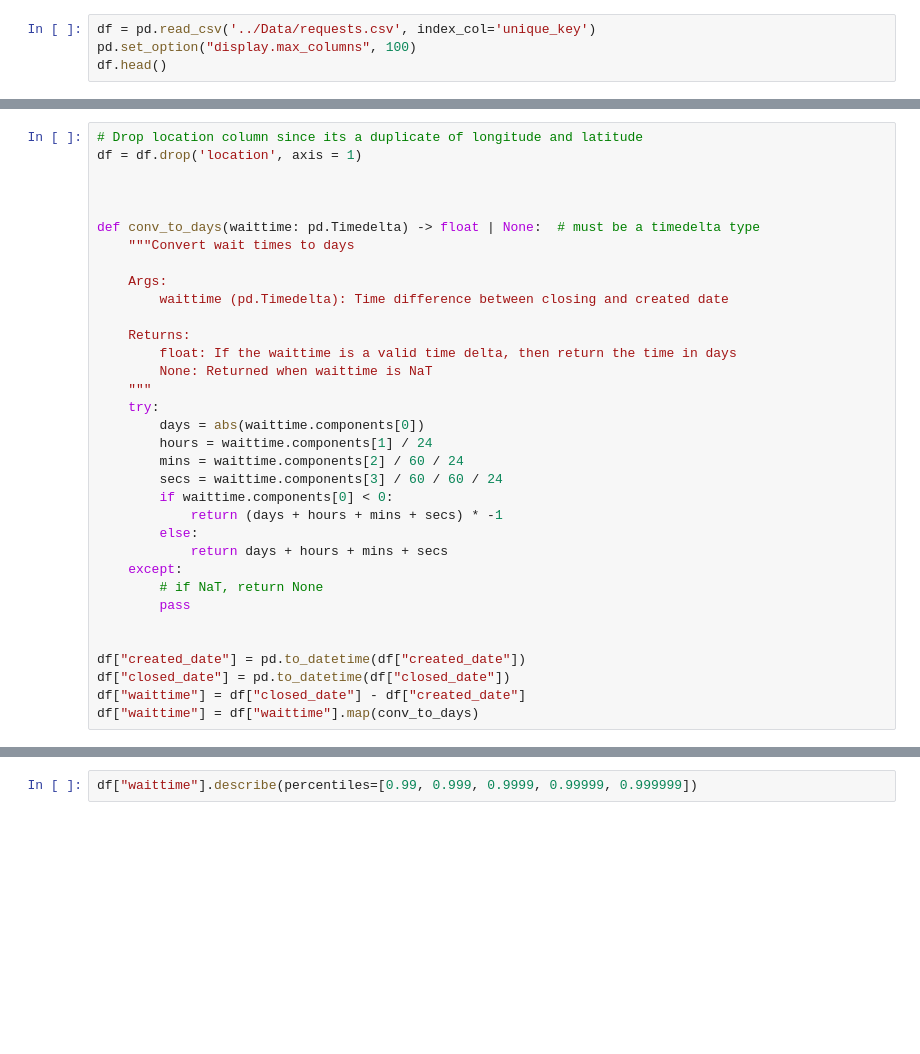
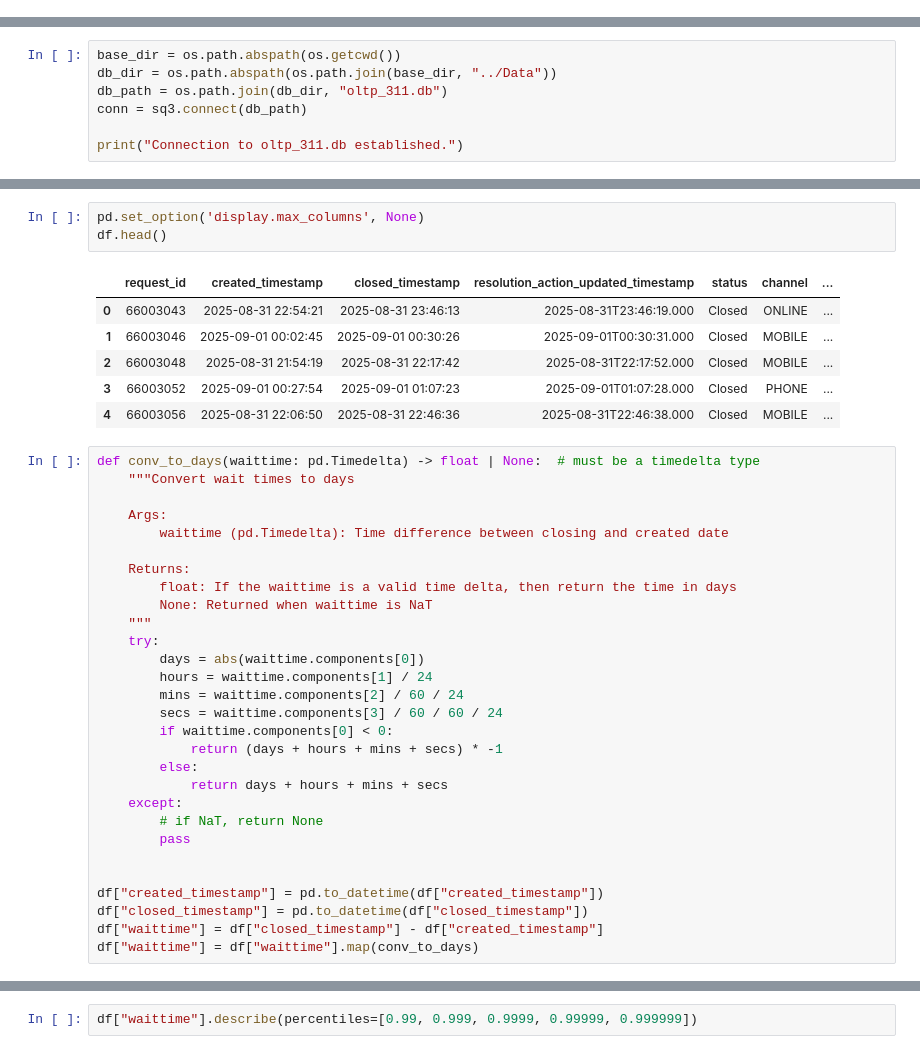
Before and after one commit to NithinVS2k4/NYC-311-Analysis, a Jupyter notebook: Code/03_DataProcessing.ipynb, the cells around one changed output, grey strips where cells are left out. Cells and saved outputs as stored; diff of their text form; blank space fills up the shorter version.

```diff
--- a/Code/03_DataProcessing.ipynb
+++ b/Code/03_DataProcessing.ipynb
@@ -4,4 +5,0 @@ import pandas as pd
-# %%
-df = pd.read_csv('../Data/requests.csv', index_col='unique_key')
-pd.set_option("display.max_columns", 100)
-df.head()
@@ -15,0 +6,7 @@ df.head()
+# %%
+base_dir = os.path.abspath(os.getcwd())
+db_dir = os.path.abspath(os.path.join(base_dir, "../Data"))
+db_path = os.path.join(db_dir, "oltp_311.db")
+conn = sq3.connect(db_path)
+
+print("Connection to oltp_311.db established.")
@@ -16,9 +74,14 @@ df.head()
+# %%
+pd.set_option('display.max_columns', None)
+df.head()
+# %% [output]
+|  | request_id | created_timestamp | closed_timestamp | resolution_action_updated_timestamp | status | channel | ... |
+| 0 | 66003043 | 2025-08-31 22:54:21 | 2025-08-31 23:46:13 | 2025-08-31T23:46:19.000 | Closed | ONLINE | ... |
+| 1 | 66003046 | 2025-09-01 00:02:45 | 2025-09-01 00:30:26 | 2025-09-01T00:30:31.000 | Closed | MOBILE | ... |
+| 2 | 66003048 | 2025-08-31 21:54:19 | 2025-08-31 22:17:42 | 2025-08-31T22:17:52.000 | Closed | MOBILE | ... |
+| 3 | 66003052 | 2025-09-01 00:27:54 | 2025-09-01 01:07:23 | 2025-09-01T01:07:28.000 | Closed | PHONE | ... |
+| 4 | 66003056 | 2025-08-31 22:06:50 | 2025-08-31 22:46:36 | 2025-08-31T22:46:38.000 | Closed | MOBILE | ... |
 # %%
-# Drop location column since its a duplicate of longitude and latitude
-df = df.drop('location', axis = 1)
-
-
-
 def conv_to_days(waittime: pd.Timedelta) -> float | None:  # must be a timedelta type
     """Convert wait times to days
 
@@ -43,9 +106,9 @@ def conv_to_days(waittime: pd.Timedelta) -> float | None:  # must be a timedelta
         pass
 
 
-df["created_date"] = pd.to_datetime(df["created_date"])
-df["closed_date"] = pd.to_datetime(df["closed_date"])
-df["waittime"] = df["closed_date"] - df["created_date"]
+df["created_timestamp"] = pd.to_datetime(df["created_timestamp"])
+df["closed_timestamp"] = pd.to_datetime(df["closed_timestamp"])
+df["waittime"] = df["closed_timestamp"] - df["created_timestamp"]
 df["waittime"] = df["waittime"].map(conv_to_days)
 # %%
 # Keep rows with non-negative wait times only
```
Also changed, not shown: parts of 8 cells of this notebook.
